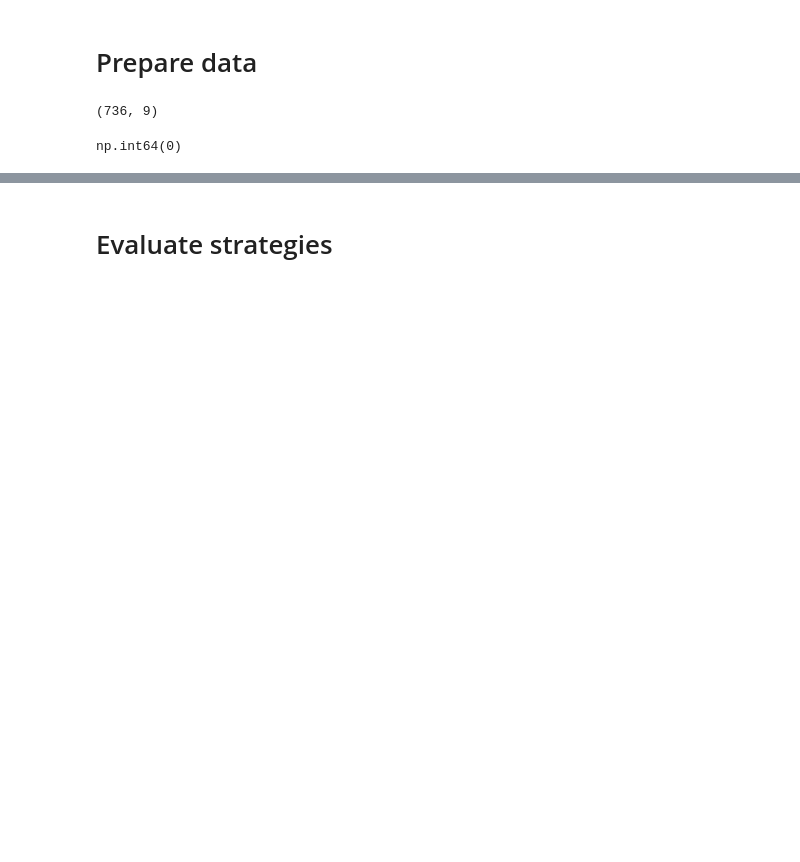
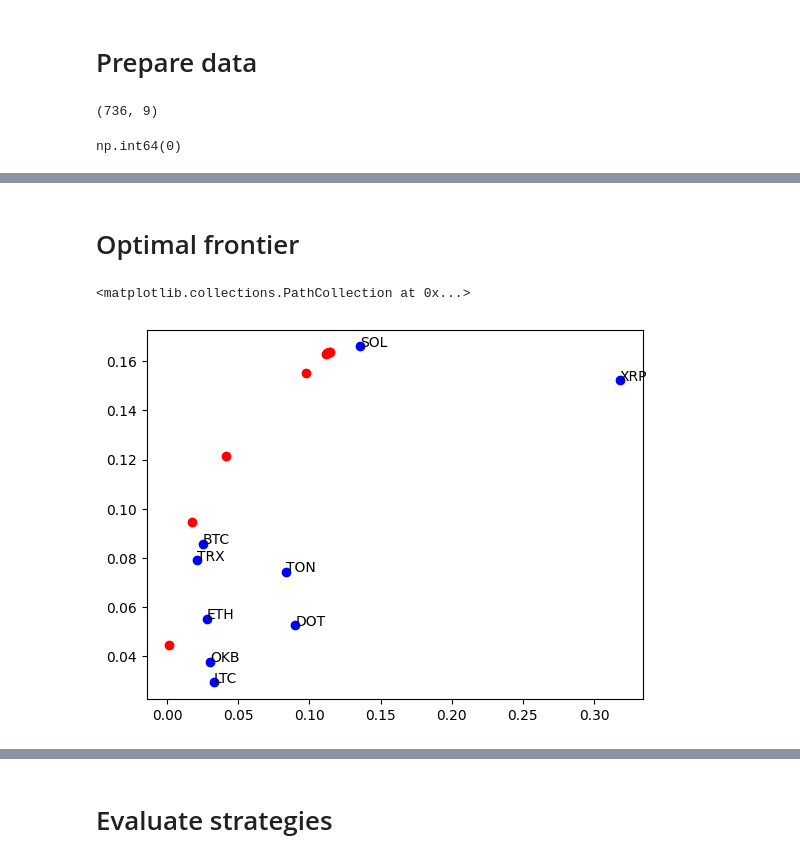
Before and after one commit to poluzerovT/Masters-thesis, a Jupyter notebook: code/research.ipynb, the cells around one changed output, grey strips where cells are left out. Cells and saved outputs as stored; diff of their text form; code cells hidden in the pictures; blank space fills up the shorter version.

```diff
--- a/code/research.ipynb
+++ b/code/research.ipynb
@@ -87,6 +90,7 @@ if not os.path.exists(path_to_data):
 
 data = pd.read_csv(path_to_data, index_col='dt', parse_dates=['dt'])
 data.dropna(inplace=True)
+data.sort_index(inplace=True)
 print(data.shape)
 # %% [output]
 (736, 9)
@@ -96,0 +114,12 @@ np.int64(0)
+# %% [markdown]
+# Optimal frontier
+# %%
+def mu_cov_estimate(df, period, max_leng=None):
+    ret = (df.diff(period) / df.shift(period)).dropna()
+    if max_leng:
+        ret = ret.tail(max_leng)
+    if ret.shape[0] < 2:
+        raise Exception(f'too short dataset: {df.shape} with period {period}')
+    mu_hat = ret.mean(axis=0).values
+    cov_hat = ret.cov().values
+    return mu_hat, cov_hat
@@ -96,0 +153,51 @@ np.int64(0)
+# %%
+mu_hat_global, cov_hat_global = mu_cov_estimate(data, 31)
+n = data.shape[1]
+
+single_asset_portfolios = []
+for i in range(n):
+    w = np.zeros((n, 1))
+    w[i] = 1
+    port = {
+        'w': w,
+        'name': f'{data.columns[i].split('-')[0]}',
+        'mu_port': (w.T @ mu_hat_global).item(),
+        'cov_port': (w.T @ cov_hat_global @ w).item(),
+    }
+    single_asset_portfolios.append(port)
+
+frontier_portfolios = []
+risk_toler_range = set(np.linspace(0.1, 5, 10).round(2))
+for risk_tolerance in risk_toler_range:
+    w, meta = markowitz_solver(mu_hat_global, cov_hat_global, risk_tolerance)
+    if meta.success:
+        port = {
+            'w': w,
+            'name': f'markowitz_{risk_tolerance}',
+            'mu_port': (w.T @ mu_hat_global).item(),
+            'cov_port': (w.T @ cov_hat_global @ w).item(),
+        }
+        frontier_portfolios.append(port)
+    else:
+        print('not successful optimization', risk_tolerance, meta)
+
+plt.scatter(
+    x=[p['cov_port'] for p in single_asset_portfolios],
+    y=[p['mu_port'] for p in single_asset_portfolios],
+    c='blue',
+)
+for p in single_asset_portfolios:
+    plt.annotate(
+        p['name'],
+        (p['cov_port'], p['mu_port'])
+    )
+
+plt.scatter(
+    [p['cov_port'] for p in frontier_portfolios],
+    [p['mu_port'] for p in frontier_portfolios],
+    c='red',
+    marker='o'
+)
+# %% [output]
+<matplotlib.collections.PathCollection at 0x...>
+[figure, added]
```
Also changed, not shown: parts of 22 cells of this notebook.
